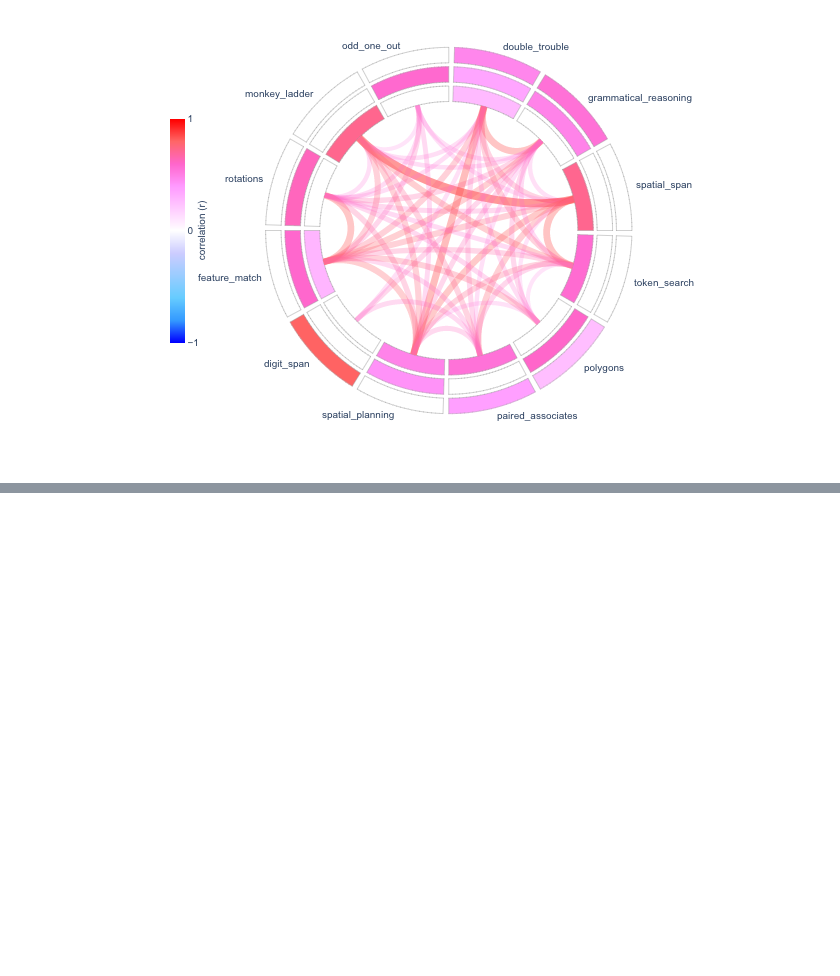
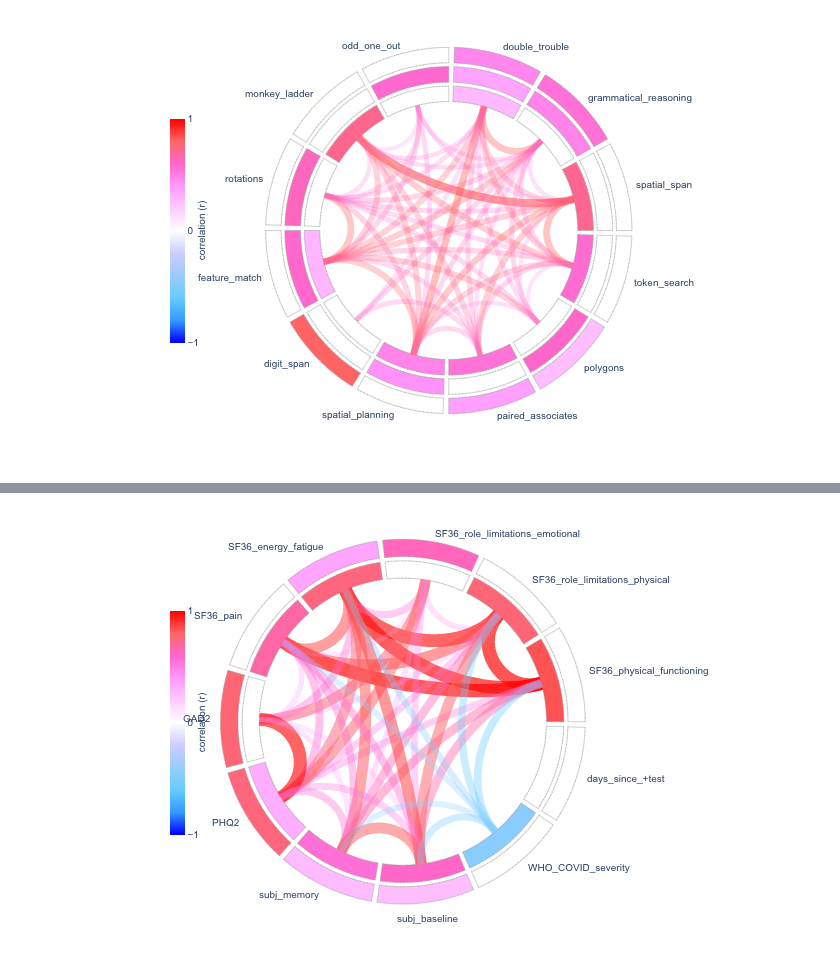
Before and after one commit to TheOwenLab/2021-Wild-et-al-COVID-Cognition, a Jupyter notebook: covid_cognition.ipynb, the cells around one changed output, grey strips where cells are left out. Saved outputs shown, nothing was run; the diff lists cells and outputs as text; code cells hidden in the pictures; blank space fills up the shorter version.

```diff
--- a/covid_cognition.ipynb
+++ b/covid_cognition.ipynb
@@ -208,0 +622,97 @@ fig.show(renderer="png")
+# %%
+# The variables we are looking at
+fvars = mhvars + subjvars + sf36vars + ['WHO_COVID_severity', 'days_since_test']
+fdata = Zcc[fvars].copy().dropna()
+
+var_rename = {
+	'baseline_functioning_Yes': 'subj_baseline',
+	'baseline_functioning': 'subj_baseline',
+	'subjective_memory': 'subj_memory',
+	'days_since_test': 'days_since_+test'
+}
+
+var_order = sf36vars + mhvars + [
+	'subj_memory',
+	'subj_baseline',
+	'WHO_COVID_severity',
+	'days_since_+test']
+
+fdata.WHO_COVID_severity = fdata.WHO_COVID_severity >= 2
+fdata_tfm = ColumnTransformer([
+	('z', StandardScaler(), sf36vars+['days_since_test']),
+	('r', MinMaxScaler(feature_range=(-1,1)), mhvars+['subjective_memory', 'WHO_COVID_severity']),
+	('c', OneHotEncoder(drop='first'), ['baseline_functioning']),
+]).fit(fdata)
+
+fdata_desc = (fdata
+	.assign(baseline_functioning=fdata['baseline_functioning'].cat.codes)
+	.agg(['mean', 'std']).T
+	.rename(var_rename)
+	.loc[var_order, :]
+)
+
+fdata0 = (pd
+	.DataFrame(
+		fdata_tfm.transform(fdata),
+		index=fdata.index,
+		columns=wsk.get_ct_feature_names(fdata_tfm))
+	.rename(columns=var_rename)
+	.loc[:, var_order]
+)
+
+# Reverse GAD-2 and PHQ-2 so they go in the same direction as other measures
+# for these plots, and calculations of factor scores.
+fdata0[mhvars] *= -1
+
+fa1 = FactorAnalyzer(rotation=None).fit(fdata0)
+nf = (fa1.get_eigenvalues()[1]>1).sum()
+fnames = [f"F{i+1}" for i in range(nf)]
+
+# Bartlett; p-value should be 0 (statistically sig.)
+chi_square_value,p_value=calculate_bartlett_sphericity(fdata0)
+print(chi_square_value, p_value)
+
+# KMO; Value should be > 0.6
+kmo_all,kmo_model=calculate_kmo(fdata0)
+print(kmo_model)
+
+rotation = "varimax"
+fa = FactorAnalyzer(nf, rotation=rotation)
+fa = fa.fit(fdata0)
+
+Zcc[fnames] = np.nan
+Zcc.loc[fdata0.index, fnames] = (
+	StandardScaler()
+	.fit_transform(
+		fa.transform(fdata0)
+	)
+)
+
+loadings = pd.DataFrame(
+	fa.loadings_, index=fdata0.columns, columns=fnames)
+eigen_values = pd.DataFrame(
+	fa.get_eigenvalues()[0][0:nf], index=fnames, columns=['eigenvalues']).T
+pct_variance = pd.DataFrame(
+	fa.get_factor_variance()[1]*100, index=fnames, columns=['% variance']).T
+
+table = (pd
+	.concat([loadings, eigen_values, pct_variance], axis=0)
+	.join(fdata_desc)
+	.loc[:, ['mean', 'std']+fnames]
+)
+
+write_tables, write_images = True, True
+
+if False:
+	fdata0.corr().to_csv('../tables/hm_correlations.csv')
+	table.to_csv(f"../tables/Table_S2.csv")
+
+
+f = chord_plot(
+		loadings, fdata0[var_order].corr(),
+		width=800, height=350, cscale_name='Picnic', threshold=0.20)
+f.show(renderer='png')
+
+if False:
+	f.write_image(f"../images/HM_factor_{rotation}.svg")
+# %% [output]
@@ -208,0 +721 @@ fig.show(renderer="png")
+[figure, added]
```
Also changed, not shown: parts of 43 cells of this notebook, 9 other files.
